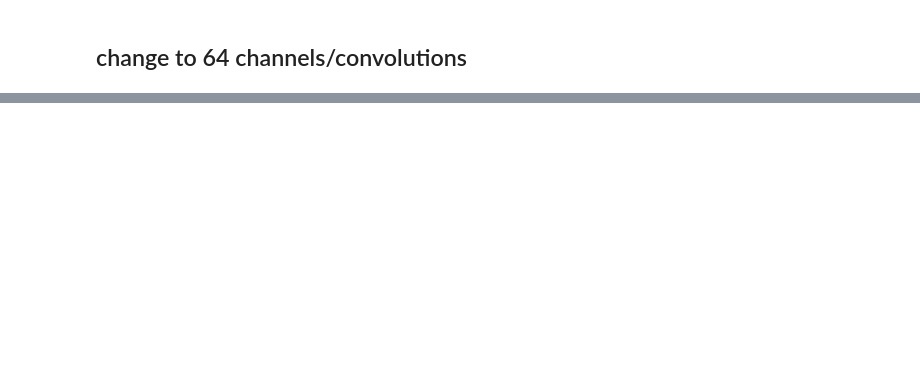
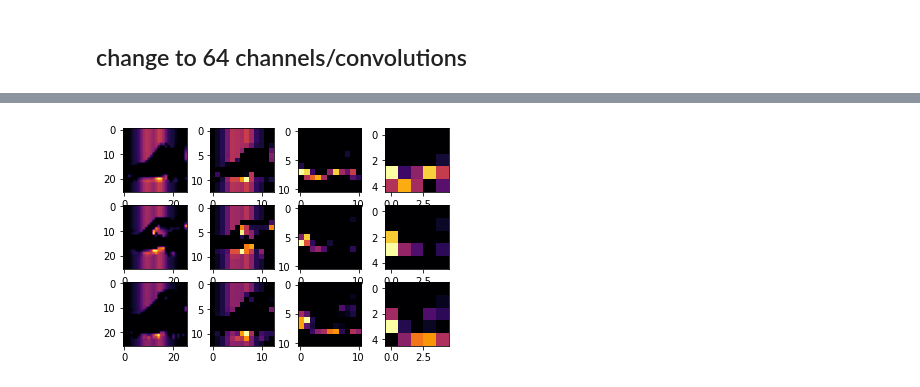
Before and after one commit to suryogumilar/tensorflow_playground, a Jupyter notebook: C1_W3_Lab_1_improving_accuracy_using_convolutions.ipynb, the cells around one changed output, grey strips where cells are left out. Drawn from its saved outputs; the diff is of its cells as text; code cells hidden in the pictures; blank space fills up the shorter version.

```diff
--- a/C1_W3_Lab_1_improving_accuracy_using_convolutions.ipynb
+++ b/C1_W3_Lab_1_improving_accuracy_using_convolutions.ipynb
@@ -196,0 +273,24 @@ for x in range(0,4):
+# %%
+f, axarr = plt.subplots(3,4)
+
+FIRST_IMAGE=0
+SECOND_IMAGE=23
+THIRD_IMAGE=28
+CONVOLUTION_NUMBER = 1
+
+layer_outputs = [layer.output for layer in model.layers]
+activation_model = tf.keras.models.Model(inputs = model.input, outputs = layer_outputs)
+
+for x in range(0,4):
+  f1 = activation_model.predict(x_test[FIRST_IMAGE].reshape(1, 28, 28, 1))[x]
+  axarr[0,x].imshow(f1[0, : , :, CONVOLUTION_NUMBER], cmap='inferno')
+  axarr[0,x].grid(False)
+
+  f2 = activation_model.predict(x_test[SECOND_IMAGE].reshape(1, 28, 28, 1))[x]
+  axarr[1,x].imshow(f2[0, : , :, CONVOLUTION_NUMBER], cmap='inferno')
+  axarr[1,x].grid(False)
+
+  f3 = activation_model.predict(x_test[THIRD_IMAGE].reshape(1, 28, 28, 1))[x]
+  axarr[2,x].imshow(f3[0, : , :, CONVOLUTION_NUMBER], cmap='inferno')
+  axarr[2,x].grid(False)
+# %% [output]
@@ -196,0 +309 @@ for x in range(0,4):
+[figure, added]
```
Also changed, not shown: parts of 11 cells of this notebook.
